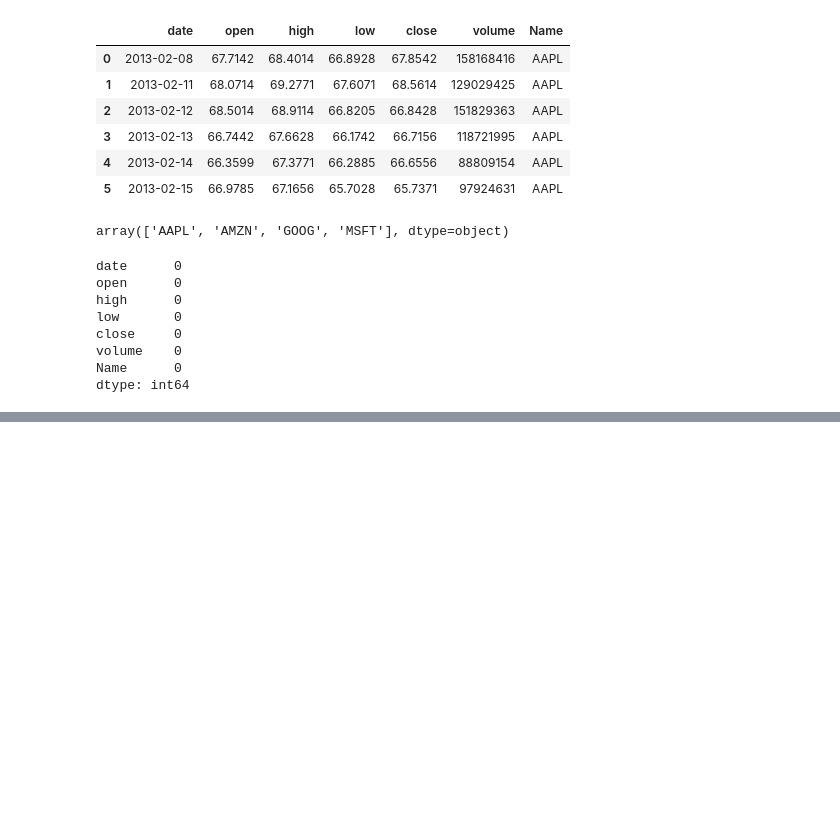
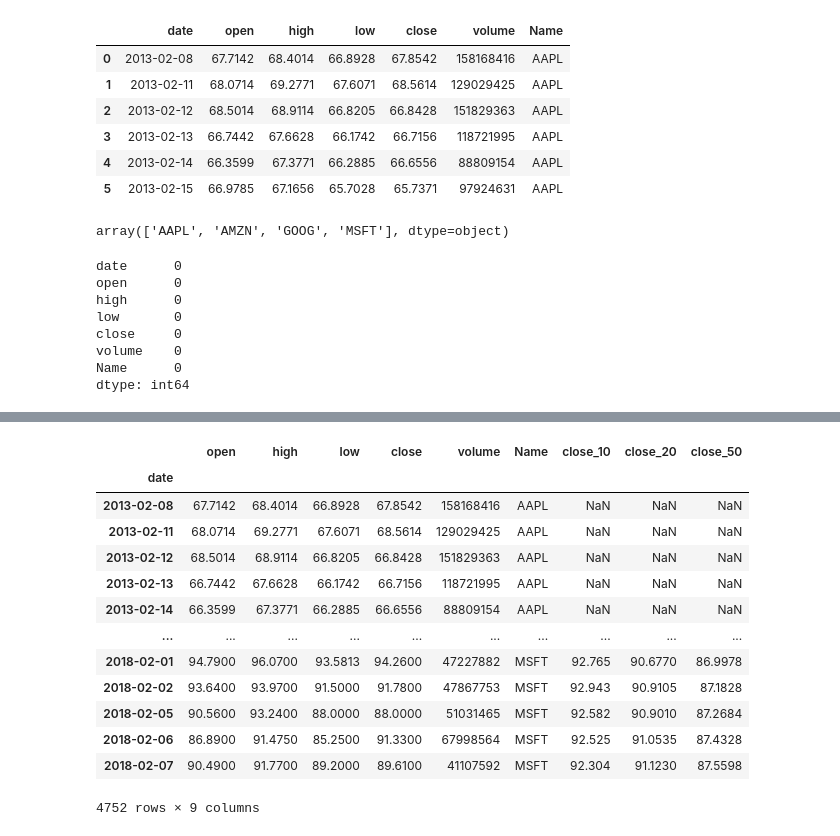
Before and after one commit to ewooten7/S-P-500-Stock-Market-Time-Series-Analysis, a Jupyter notebook: S&M_Price_Analysis.ipynb, the cells around one changed output, grey strips where cells are left out. Drawn from its saved outputs; the diff is of its cells as text; code cells hidden in the pictures; blank space fills up the shorter version.

```diff
--- a/S&M_Price_Analysis.ipynb
+++ b/S&M_Price_Analysis.ipynb
@@ -86,0 +191,17 @@ dtype: int64
+# %%
+new_data
+# %% [output]
+|  | open | high | low | close | volume | Name | close_10 | close_20 | close_50 |
+| date |  |  |  |  |  |  |  |  |  |
+| 2013-02-08 | 67.7142 | 68.4014 | 66.8928 | 67.8542 | 158168416 | AAPL | NaN | NaN | NaN |
+| 2013-02-11 | 68.0714 | 69.2771 | 67.6071 | 68.5614 | 129029425 | AAPL | NaN | NaN | NaN |
+| 2013-02-12 | 68.5014 | 68.9114 | 66.8205 | 66.8428 | 151829363 | AAPL | NaN | NaN | NaN |
+| 2013-02-13 | 66.7442 | 67.6628 | 66.1742 | 66.7156 | 118721995 | AAPL | NaN | NaN | NaN |
+| 2013-02-14 | 66.3599 | 67.3771 | 66.2885 | 66.6556 | 88809154 | AAPL | NaN | NaN | NaN |
+| ... | ... | ... | ... | ... | ... | ... | ... | ... | ... |
+| 2018-02-01 | 94.7900 | 96.0700 | 93.5813 | 94.2600 | 47227882 | MSFT | 92.765 | 90.6770 | 86.9978 |
+| 2018-02-02 | 93.6400 | 93.9700 | 91.5000 | 91.7800 | 47867753 | MSFT | 92.943 | 90.9105 | 87.1828 |
+| 2018-02-05 | 90.5600 | 93.2400 | 88.0000 | 88.0000 | 51031465 | MSFT | 92.582 | 90.9010 | 87.2684 |
+| 2018-02-06 | 86.8900 | 91.4750 | 85.2500 | 91.3300 | 67998564 | MSFT | 92.525 | 91.0535 | 87.4328 |
+| 2018-02-07 | 90.4900 | 91.7700 | 89.2000 | 89.6100 | 41107592 | MSFT | 92.304 | 91.1230 | 87.5598 |
+4752 rows × 9 columns
```
Also changed, not shown: parts of 16 cells of this notebook.
